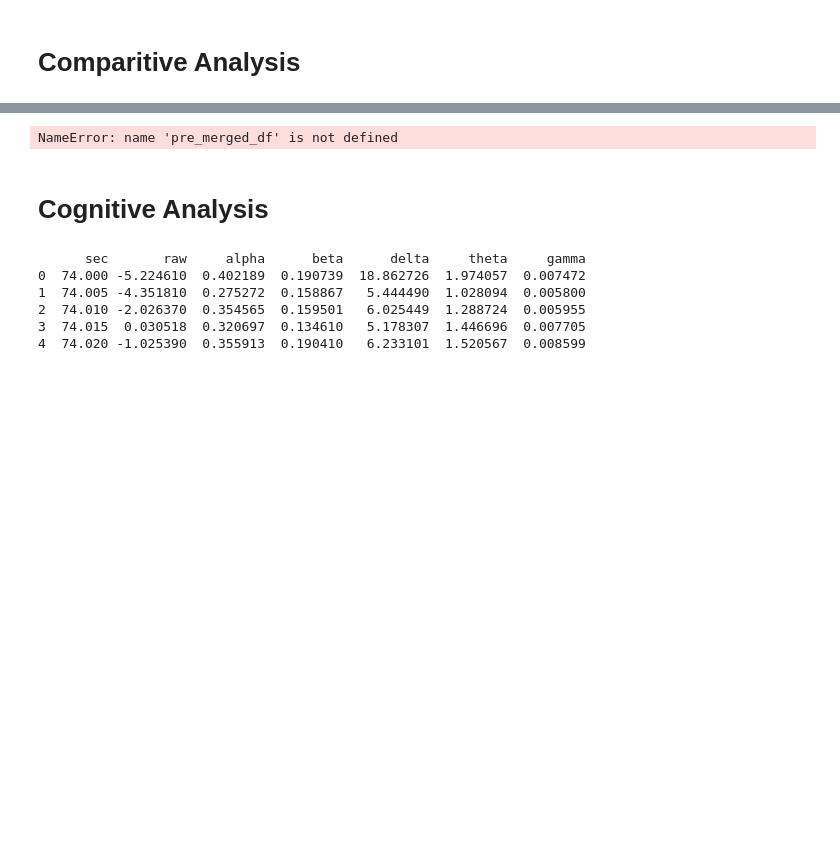
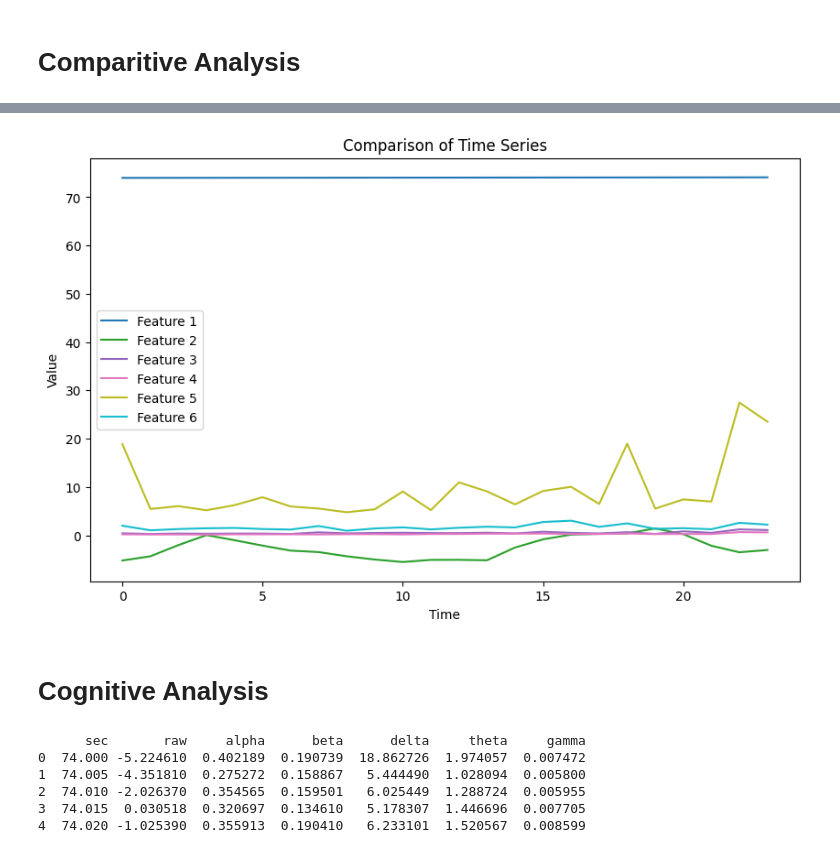
Before and after one commit to preethihiremath/brainsurf, a Jupyter notebook: pre_post_cog_analysis.ipynb, the cells around one changed output, grey strips where cells are left out. Drawn from its saved outputs; the diff is of its cells as text; code cells hidden in the pictures; blank space fills up the shorter version.

```diff
--- a/pre_post_cog_analysis.ipynb
+++ b/pre_post_cog_analysis.ipynb
@@ -153,11 +165,15 @@ factory.visualize_spectral_power(pre_raw, during_raw, post_raw, fs)  # Replace '
+# %%
+
+# Call the visualization function with three persons
+factory.visualize_multi_feature_time_series(6, pre_sec, pre_raw, pre_alpha, pre_beta, pre_delta, pre_theta )
+# %% [output]
+[figure, added]
 # %%
-# change the location of function
-import brainsurf.cognitive_analysis_module.cognitive_comparision as cognitiveComp
+# # change the location of function
+# import brainsurf.cognitive_analysis_module.cognitive_comparision as cognitiveComp
 
-cognitive_stats = cognitiveComp.analyze_eeg_data(pre_merged_df,post_merged_df)
-cognitive_stats
+# cognitive_stats = cognitiveComp.analyze_eeg_data(pre_merged_df,post_merged_df)
+# cognitive_stats
-# %% [output]
-NameError: name 'pre_merged_df' is not defined
 # %% [markdown]
 # Cognitive Analysis
 # %%
```
Also changed, not shown: parts of 4 cells of this notebook, 3 other files.
